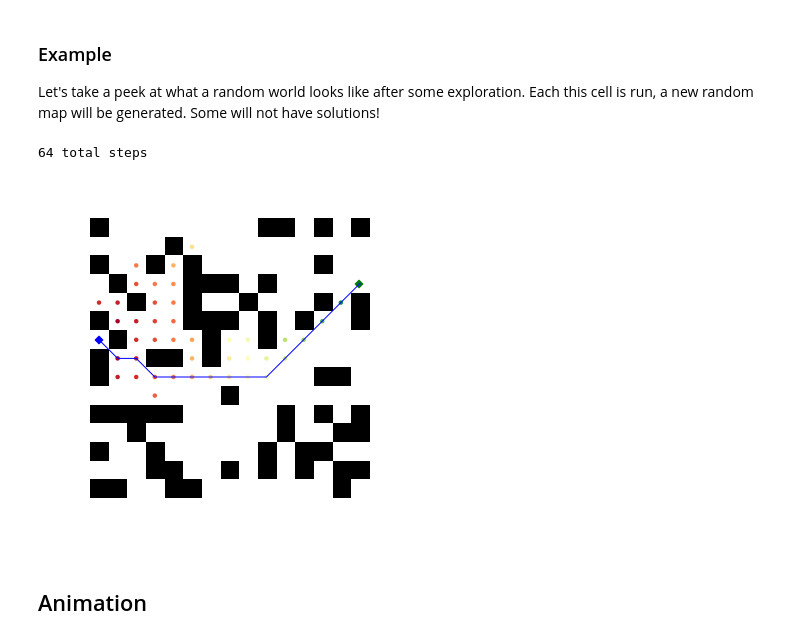
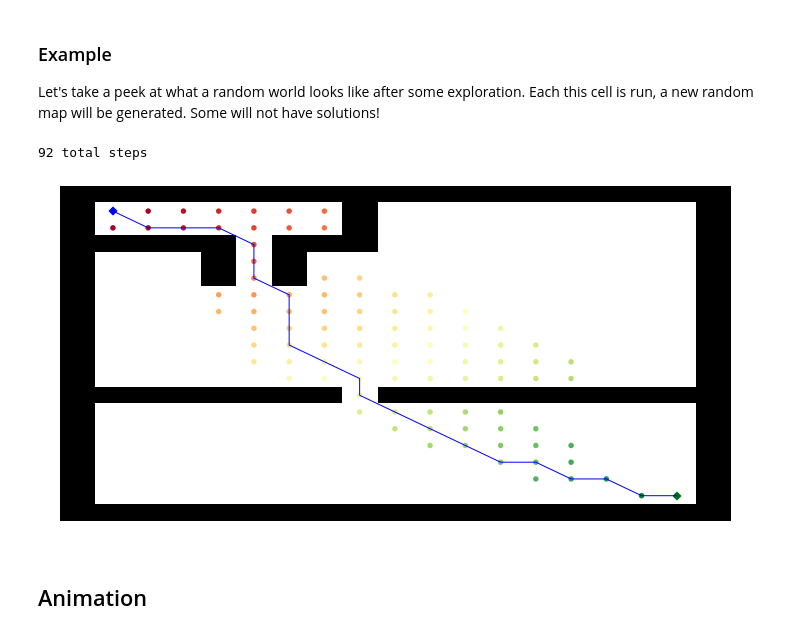
Before and after one commit to dbjohnson/dbj-ipython, a Jupyter notebook: algorithms/A star.ipynb, the cells around one changed output. Cells and saved outputs as stored; diff of their text form; code cells hidden in the pictures.

Commit message:
astar cleanup

```diff
--- a/algorithms/A star.ipynb
+++ b/algorithms/A star.ipynb
@@ -144,18 +163,42 @@ class Astar(object):
 Let's take a peek at what a random world looks like after some exploration.  Each this cell is run, a new random map will be generated.  Some will not have solutions!
 # %%
 %matplotlib inline
-astar = Astar(World.random(15, pct_obstacle=0.3))
+world = World.from_string(
+    """
+    xxxxxxxxxxxxxxxxxxx
+    xr      x         x
+    x       x         x
+    xxxxx xxx         x
+    x   x x           x
+    x   x x           x
+    x                 x
+    x                 x
+    x                 x
+    x                 x
+    x                 x
+    x                 x
+    xxxxxxxx xxxxxxxxxx
+    x                 x
+    x                 x
+    x                 x
+    x                 x
+    x                 x
+    x                gx
+    xxxxxxxxxxxxxxxxxxx
+    """
+)
+astar = Astar(world)
 p = astar.next()
 for step in xrange(1000):
     p = astar.next()
     if astar.q.empty() or astar.best_path:
         break
 
 astar.world.plot(path=p)
 print step, 'total steps'
 # %% [output]
-64 total steps
+92 total steps
-[figure, old version]
+[figure, new version]
 # %% [markdown]
 ## Animation
 # %%
```
Also changed, not shown: parts of 8 cells of this notebook.
